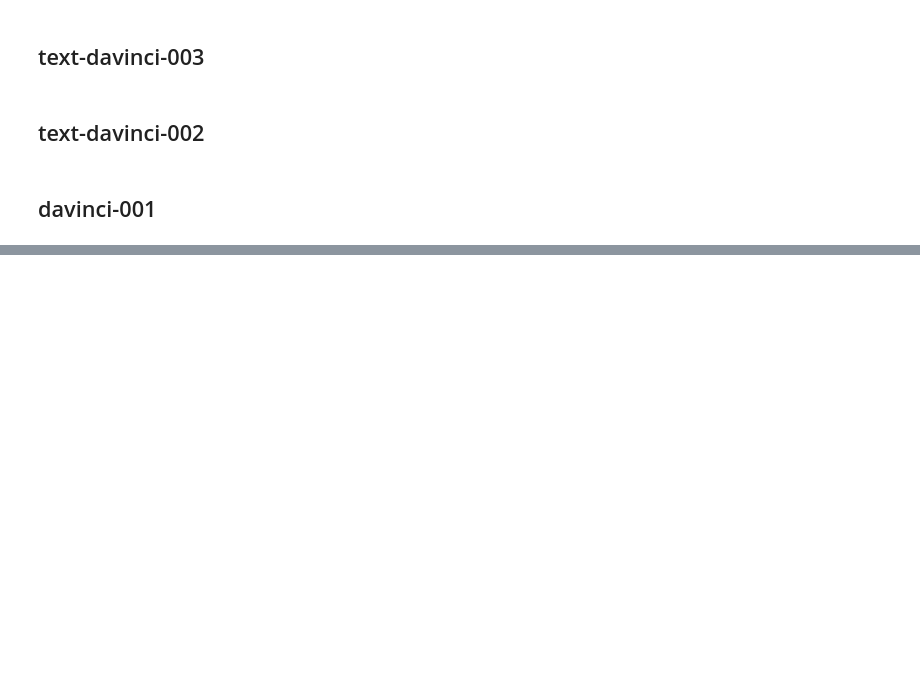
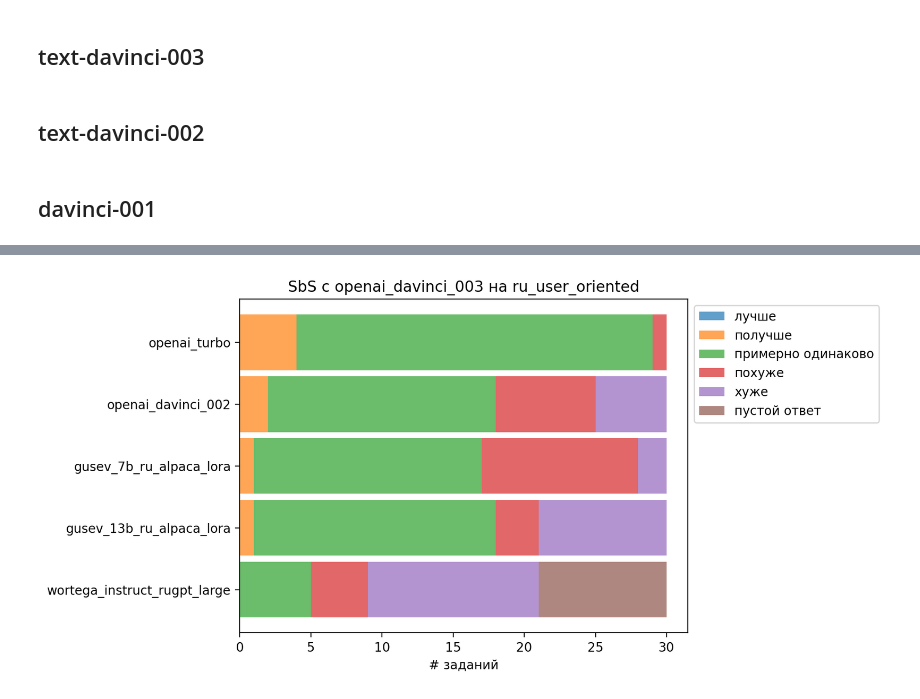
Before and after one commit to kuk/rulm-sbs, a Jupyter notebook: main.ipynb, the cells around one changed output, grey strips where cells are left out. Saved outputs shown, nothing was run; the diff lists cells and outputs as text; code cells hidden in the pictures; blank space fills up the shorter version.

Commit message:
Init sbs annot + report plot

```diff
--- a/main.ipynb
+++ b/main.ipynb
@@ -249,0 +269,20 @@ write_lines('evals/openai_davinci_001.jsonl', lines)
+# %%
+import pandas as pd
+
+id_a_items = {_['id']: _ for _ in a_items}
+id_b_items = {_['id']: _ for _ in b_items}
+items = []
+for id in sorted(id_a_items.keys() & id_b_items.keys()):
+    a_item = id_a_items[id]
+    b_item = id_b_items[id]
+
+    items.append({
+        'id': id,
+        'prompt': b_item['prompt'],
+        'a': a_item['output'],
+        'b': b_item['output'],
+        'label': None
+    })
+
+table = pd.DataFrame(items)
+table.to_excel(f'sbs/{a_name}_{b_name}.xlsx', index=False)
@@ -249,0 +294,68 @@ write_lines('evals/openai_davinci_001.jsonl', lines)
+# %%
+from pathlib import Path
+
+names = [
+    'openai_turbo',
+    'openai_davinci_002',
+    'gusev_7b_ru_alpaca_lora',
+    'gusev_13b_ru_alpaca_lora',
+    'wortega_instruct_rugpt_large',
+]
+
+
+data = {}
+for name in names:
+    path = f'sbs/openai_davinci_003_{name}.xlsx'
+    table = pd.read_excel(path, dtype='str')
+
+    label_counts = table[:30].label.value_counts()
+    for label, count in label_counts.items():
+        data[name, label] = count
+
+# data['openai_davinci_003', '0'] = 30
+
+table = pd.Series(data)
+table = table.unstack()
+table = table.fillna(0)
+
+
+table = table.reindex(
+    index=[
+        'wortega_instruct_rugpt_large',
+
+        'gusev_13b_ru_alpaca_lora',
+        'gusev_7b_ru_alpaca_lora',
+
+        'openai_davinci_002',
+        'openai_turbo',
+
+    ],
+    columns=[
+        '2', '1', '0', '-1', '-2', '?',
+    ]
+
+)
+table = table.rename(
+    columns = {
+        '?': 'пустой ответ',
+        '-2': 'хуже',
+        '-1': 'похуже',
+        '0': 'примерно одинаково',
+        '1': 'получше',
+        '2': 'лучше'
+    }
+)
+
+
+table.plot(
+    title='SbS с openai_davinci_003 на ru_user_oriented',
+    kind='barh',
+    stacked=True,
+    width=0.9,
+    alpha=0.7,
+    xlabel='# заданий'
+).legend(
+    loc='upper left',
+    bbox_to_anchor=(1.0, 1.0)
+)
+# %% [output]
@@ -249,0 +363 @@ write_lines('evals/openai_davinci_001.jsonl', lines)
+[figure, added]
```
Also changed, not shown: parts of 6 cells of this notebook, 9 other files.
